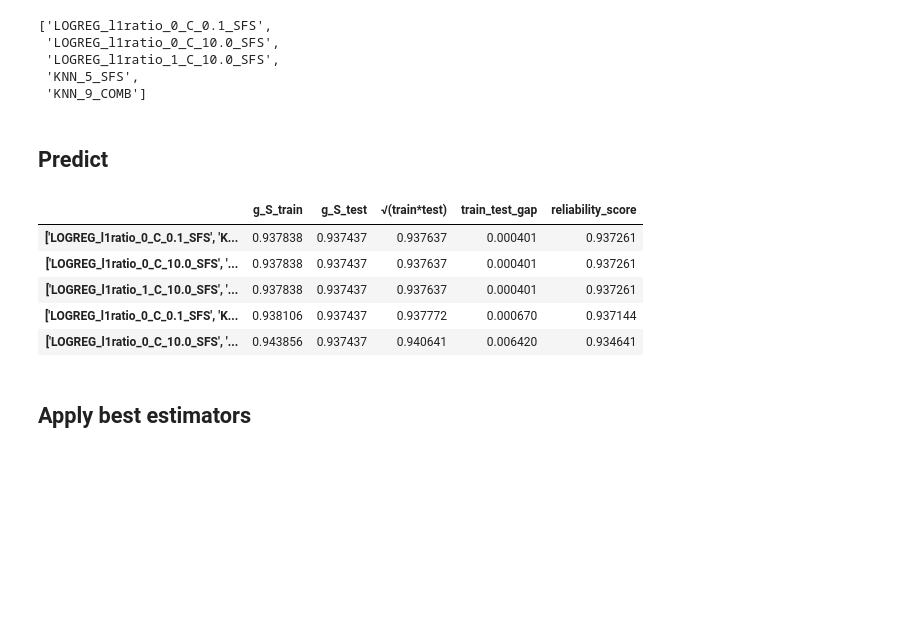
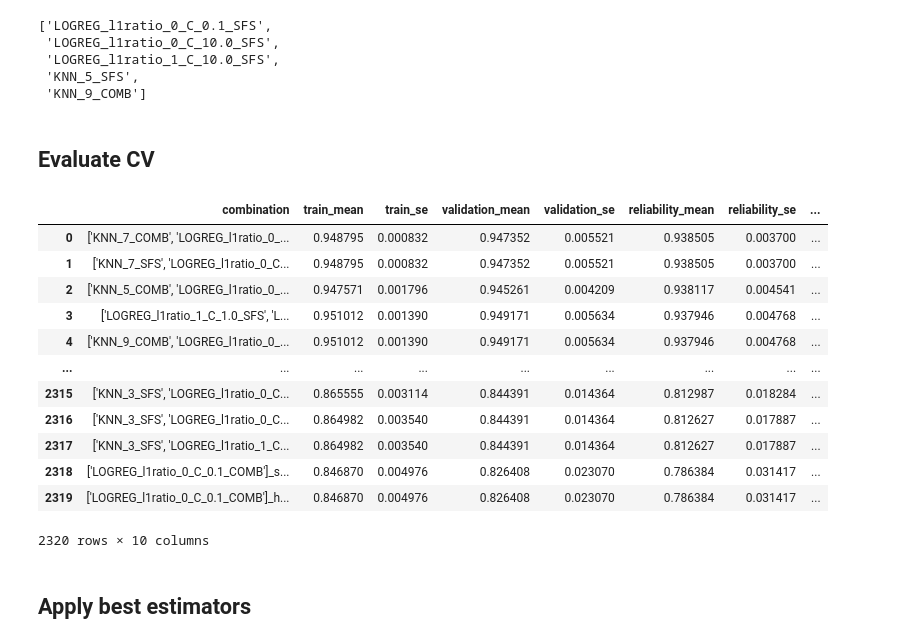
Before and after one commit to seacunilever/mlchem, a Jupyter notebook: examples/8 - Majority Voting/majority_vote.ipynb, the cells around one changed output. Cells and saved outputs as stored; diff of their text form; code cells hidden in the pictures; blank space fills up the shorter version.

Commit message:
improve majority voting logic and update

```diff
--- a/examples/8 - Majority Voting/majority_vote.ipynb
+++ b/examples/8 - Majority Voting/majority_vote.ipynb
@@ -9,14 +9,14 @@ import glob
 from mlchem.ml.preprocessing.scaling import scale_df_standard,transform_df
 from mlchem.helper import suppress_warnings
 suppress_warnings()
-from mlchem.metrics import get_geometric_S
+from sklearn.metrics import roc_auc_score
 from mlchem.ml.modelling.model_evaluation import MajorityVote
 from mlchem.ml.modelling.model_evaluation import y_scrambling as ys
 
 import io
 from contextlib import redirect_stdout
 
-
+train_set_original = joblib.load('../data/train_set_rdkit')
 estimator_path_list = glob.glob('../data/*_estimator')
 estimator_list = [joblib.load(e) for e in estimator_path_list]
 
@@ -211,2 +183,6 @@ big_train_set
+# %%
+splits = joblib.load('../data/splits')
+
+# evaluate_cv is intentionally deferred until after y-scrambling gating
 # %% [markdown]
 ## Perform chance-correlation checks (y-scrambling)
@@ -308,21 +291,20 @@ Running y-scrambling for estimator: KNN_7_SFS
 ### If no estimator passes the threshold, we can select the top n estimators from df_yscrambling
 # %%
 from mlchem.helper import flatten
+
 estimator_names_restricted = list(flatten(df_yscrambling[['estimator']].head(5).values.tolist()))
 estimator_names_restricted
+
+# Optional fallback: force top-n models when threshold is too strict
+restricted_estimators = []
+restricted_columns = []
+for name, est, cols in zip(estimator_names, estimator_list, column_list):
+    if name in estimator_names_restricted:
+        restricted_estimators.append(est)
+        restricted_columns.append(cols)
 # %% [output]
 ['LOGREG_l1ratio_0_C_0.1_SFS',
  'LOGREG_l1ratio_0_C_10.0_SFS',
  'LOGREG_l1ratio_1_C_10.0_SFS',
  'KNN_5_SFS',
  'KNN_9_COMB']
-# %% [markdown]
-## Predict
-# %%
-estimator_names_restricted += ['Y']
-
-mv.estimator_list = [dict_estimators[e_n] for e_n in estimator_names_restricted[:-1]]
-mv.df_train_predictions_hard = mv.df_train_predictions_hard[estimator_names_restricted]
-mv.df_train_predictions_soft = mv.df_train_predictions_soft[estimator_names_restricted]
-mv.df_test_predictions_hard = mv.df_test_predictions_hard[estimator_names_restricted]
-mv.df_test_predictions_soft = mv.df_test_predictions_soft[estimator_names_restricted]
@@ -332,14 +311,36 @@ mv.predict(metric=get_geometric_S,metric_name=metric_name,n_estimators_max=3)
-# %%
-mv.final_results['√(train*test)'] = (mv.final_results[f'{metric_name}_train']*mv.final_results[f'{metric_name}_test'])**0.5
-mv.final_results['train_test_gap'] = np.abs(mv.final_results[f'{metric_name}_train'] - mv.final_results[f'{metric_name}_test'])
-mv.final_results['reliability_score'] = mv.final_results['√(train*test)'] / (1+ mv.final_results['train_test_gap'])
-mv.final_results.sort_values(['reliability_score'],ascending=False).head()
-# %% [output]
-|  | g_S_train | g_S_test | √(train*test) | train_test_gap | reliability_score |
-| ['LOGREG_l1ratio_0_C_0.1_SFS', 'K... | 0.937838 | 0.937437 | 0.937637 | 0.000401 | 0.937261 |
-| ['LOGREG_l1ratio_0_C_10.0_SFS', '... | 0.937838 | 0.937437 | 0.937637 | 0.000401 | 0.937261 |
-| ['LOGREG_l1ratio_1_C_10.0_SFS', '... | 0.937838 | 0.937437 | 0.937637 | 0.000401 | 0.937261 |
-| ['LOGREG_l1ratio_0_C_0.1_SFS', 'K... | 0.938106 | 0.937437 | 0.937772 | 0.000670 | 0.937144 |
-| ['LOGREG_l1ratio_0_C_10.0_SFS', '... | 0.943856 | 0.937437 | 0.940641 | 0.006420 | 0.934641 |
+# %% [markdown]
+## Evaluate CV
+# %%
+mv = MajorityVote(
+    train_set=big_train_set,
+    y_train=y_train,
+    task_type='classification',
+    estimator_list=restricted_estimators,
+    column_list=restricted_columns,
+    estimator_names=estimator_names_restricted,
+    n_jobs=-1,
+)
+
+mv.evaluate_cv(
+    metric=roc_auc_score,
+    metric_name='roc_auc',
+    cv_indices=splits,
+    n_estimators_max=3,
+    desired_performance_score='cv',
+)
+# %% [output]
+|  | combination | train_mean | train_se | validation_mean | validation_se | reliability_mean | reliability_se | ... |
+| 0 | ['KNN_7_COMB', 'LOGREG_l1ratio_0_... | 0.948795 | 0.000832 | 0.947352 | 0.005521 | 0.938505 | 0.003700 | ... |
+| 1 | ['KNN_7_SFS', 'LOGREG_l1ratio_0_C... | 0.948795 | 0.000832 | 0.947352 | 0.005521 | 0.938505 | 0.003700 | ... |
+| 2 | ['KNN_5_COMB', 'LOGREG_l1ratio_0_... | 0.947571 | 0.001796 | 0.945261 | 0.004209 | 0.938117 | 0.004541 | ... |
+| 3 | ['LOGREG_l1ratio_1_C_1.0_SFS', 'L... | 0.951012 | 0.001390 | 0.949171 | 0.005634 | 0.937946 | 0.004768 | ... |
+| 4 | ['KNN_9_COMB', 'LOGREG_l1ratio_0_... | 0.951012 | 0.001390 | 0.949171 | 0.005634 | 0.937946 | 0.004768 | ... |
+| ... | ... | ... | ... | ... | ... | ... | ... | ... |
+| 2315 | ['KNN_3_SFS', 'LOGREG_l1ratio_0_C... | 0.865555 | 0.003114 | 0.844391 | 0.014364 | 0.812987 | 0.018284 | ... |
+| 2316 | ['KNN_3_SFS', 'LOGREG_l1ratio_0_C... | 0.864982 | 0.003540 | 0.844391 | 0.014364 | 0.812627 | 0.017887 | ... |
+| 2317 | ['KNN_3_SFS', 'LOGREG_l1ratio_1_C... | 0.864982 | 0.003540 | 0.844391 | 0.014364 | 0.812627 | 0.017887 | ... |
+| 2318 | ['LOGREG_l1ratio_0_C_0.1_COMB']_s... | 0.846870 | 0.004976 | 0.826408 | 0.023070 | 0.786384 | 0.031417 | ... |
+| 2319 | ['LOGREG_l1ratio_0_C_0.1_COMB']_h... | 0.846870 | 0.004976 | 0.826408 | 0.023070 | 0.786384 | 0.031417 | ... |
+2320 rows × 10 columns
 # %% [markdown]
 ## Apply best estimators
```
Also changed, not shown: parts of 13 cells of this notebook, 2 other files.
